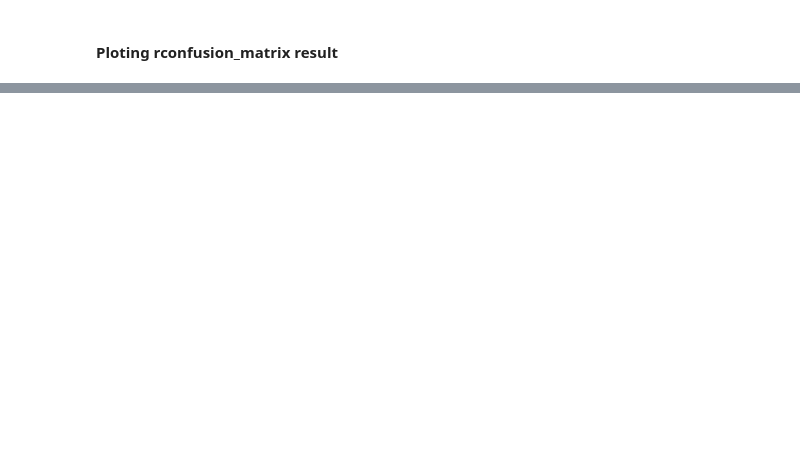
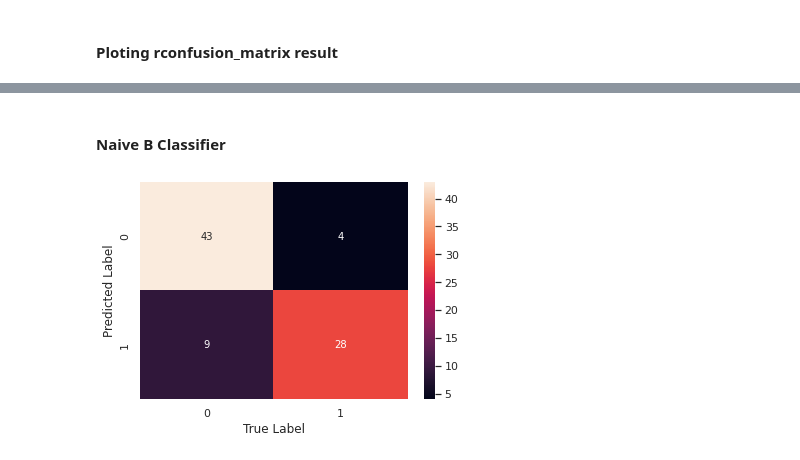
Before and after one commit to Haile143/Orthopedic_KNN, a Jupyter notebook: Ortho_KnnProjects.ipynb, the cells around one changed output, grey strips where cells are left out. Cells and saved outputs as stored; diff of their text form; code cells hidden in the pictures; blank space fills up the shorter version.

```diff
--- a/Ortho_KnnProjects.ipynb
+++ b/Ortho_KnnProjects.ipynb
@@ -197,0 +198,2 @@ plt.show()
+# %% [markdown]
+#### Naive B Classifier
@@ -197,0 +203,14 @@ plt.show()
+# %%
+nb = GaussianNB()
+nb.fit(x_train,y_train)
+
+pred = nb.predict(x_test)
+# %%
+cm = confusion_matrix(y_test,pred)
+
+sns.heatmap(cm, annot=True)
+plt.xlabel('True Label')
+plt.ylabel('Predicted Label')
+plt.show()
+# %% [output]
+[figure, added]
```
Also changed, not shown: parts of 4 cells of this notebook.
